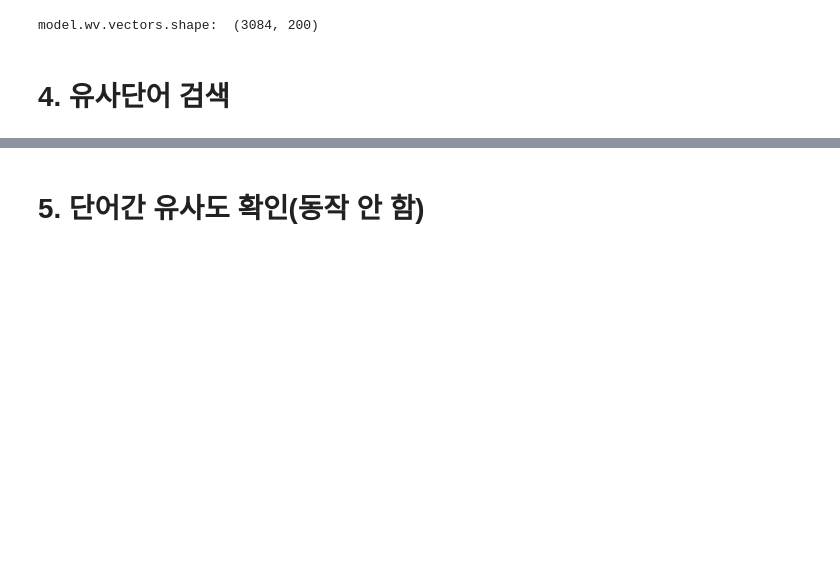
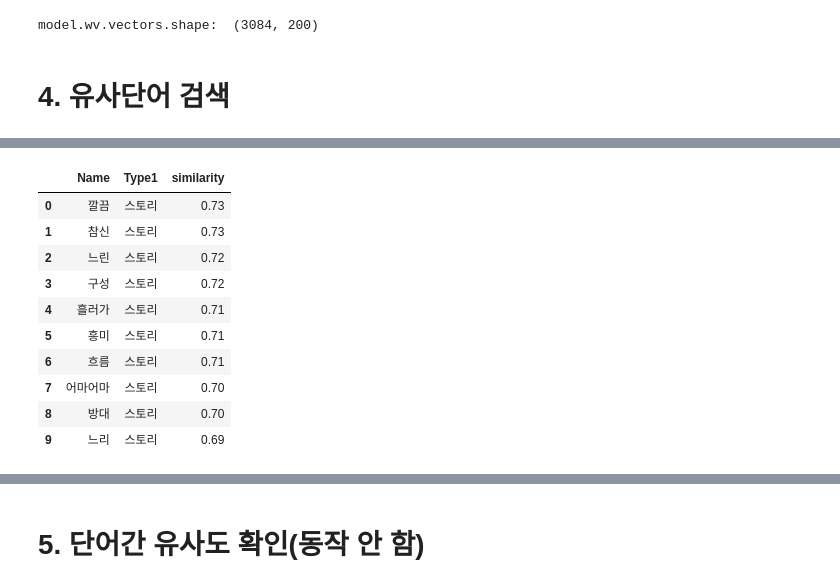
Before and after one commit to jiyaa29/Multicampus-Weekly-Project, a Jupyter notebook: 자연어 처리/7. Word2Vec 유사도 분석_한글.ipynb, the cells around one changed output, grey strips where cells are left out. Saved outputs shown, nothing was run; the diff lists cells and outputs as text; code cells hidden in the pictures; blank space fills up the shorter version.

```diff
--- a/자연어 처리/7. Word2Vec 유사도 분석_한글.ipynb
+++ b/자연어 처리/7. Word2Vec 유사도 분석_한글.ipynb
@@ -299,0 +298,20 @@ df
+# %%
+df_topic1 = df['스토리','topic']
+#df_topic1.columns = ['Name']
+df_topic1 = df_topic1.to_frame()
+df_topic1.columns = ['Name']
+df_topic1['Type1'] = '스토리'
+df_topic1['similarity'] = df['스토리','similarity']
+df_topic1
+# %% [output]
+|  | Name | Type1 | similarity |
+| 0 | 깔끔 | 스토리 | 0.73 |
+| 1 | 참신 | 스토리 | 0.73 |
+| 2 | 느린 | 스토리 | 0.72 |
+| 3 | 구성 | 스토리 | 0.72 |
+| 4 | 흘러가 | 스토리 | 0.71 |
+| 5 | 흥미 | 스토리 | 0.71 |
+| 6 | 흐름 | 스토리 | 0.71 |
+| 7 | 어마어마 | 스토리 | 0.70 |
+| 8 | 방대 | 스토리 | 0.70 |
+| 9 | 느리 | 스토리 | 0.69 |
```
Also changed, not shown: parts of 12 cells of this notebook.
